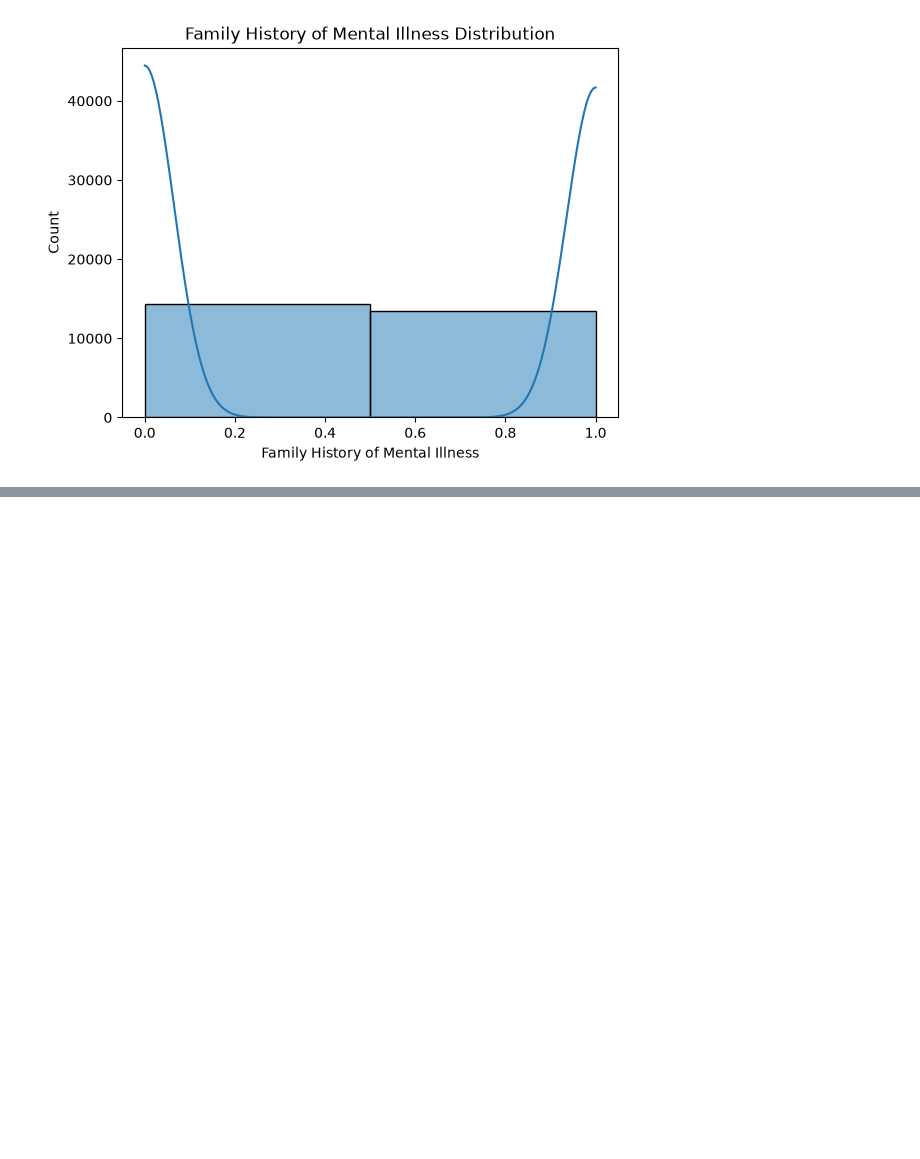
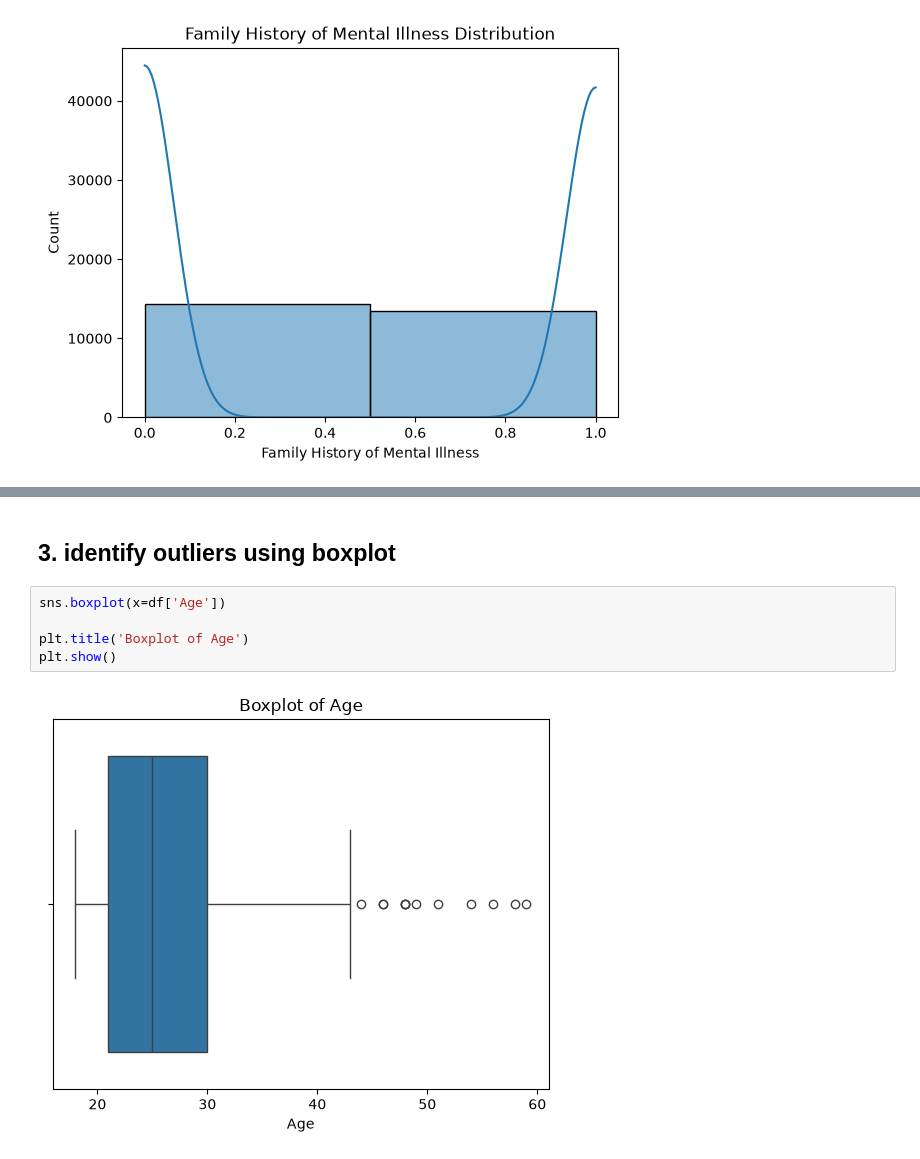
Before and after one commit to NakulChahal/GenAiAssignments, a Jupyter notebook: Assign-13/assignment13-ML.ipynb, the cells around one changed output, grey strips where cells are left out. Drawn from its saved outputs; the diff is of its cells as text; blank space fills up the shorter version.

```diff
--- a/Assign-13/assignment13-ML.ipynb
+++ b/Assign-13/assignment13-ML.ipynb
@@ -851 +887,10 @@ See https://pandas.pydata.org/docs/user_guide/migration-3-strings.html#string-mi
 [figure]
+# %% [markdown]
+## 3. identify outliers using boxplot
+# %%
+sns.boxplot(x=df['Age'])
+
+plt.title('Boxplot of Age')
+plt.show()
+# %% [output]
+[figure, added]
```
Also changed, not shown: parts of 53 cells of this notebook, 41 other files.
